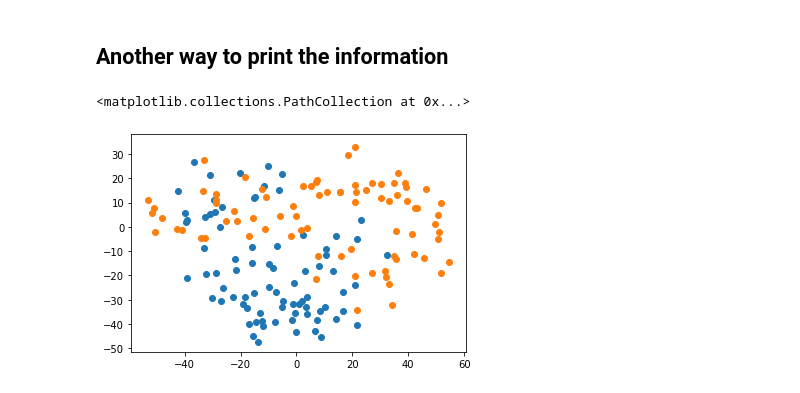
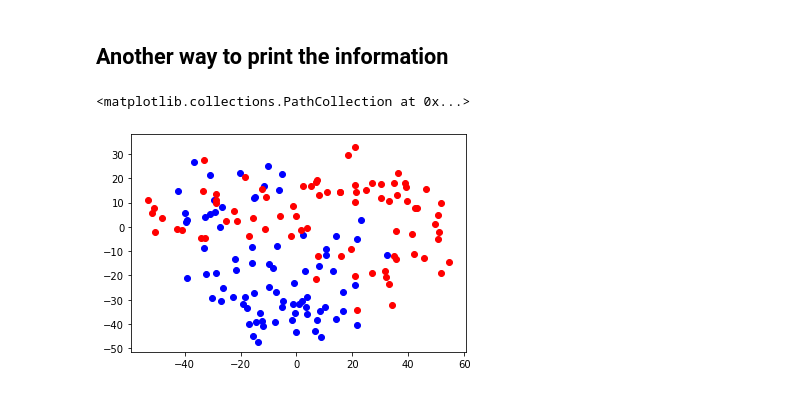
Before and after one commit to ironhack-datalabs/datamad0120, a Jupyter notebook: module-2/lab-pca/your-code/main.ipynb, the cells around one changed output. Cells and saved outputs as stored; diff of their text form; code cells hidden in the pictures.

```diff
--- a/module-2/lab-pca/your-code/main.ipynb
+++ b/module-2/lab-pca/your-code/main.ipynb
@@ -270,11 +270,11 @@ Do you see a clear separation between cats and dogs? Write your answer below.
 # %%
 # Your code here:
 x_data_dogs = projection[0:80,0]
 y_data_dogs = projection[0:80,1]
 x_data_cats = projection[80:,0]
 y_data_cats = projection[80:,1]
-plt.scatter(x_data_dogs,y_data_dogs)
-plt.scatter(x_data_cats,y_data_cats)
+plt.scatter(x_data_dogs,y_data_dogs,c="blue")
+plt.scatter(x_data_cats,y_data_cats,c="red")
 # %% [output]
 <matplotlib.collections.PathCollection at 0x...>
-[figure, old version]
+[figure, new version]
```
